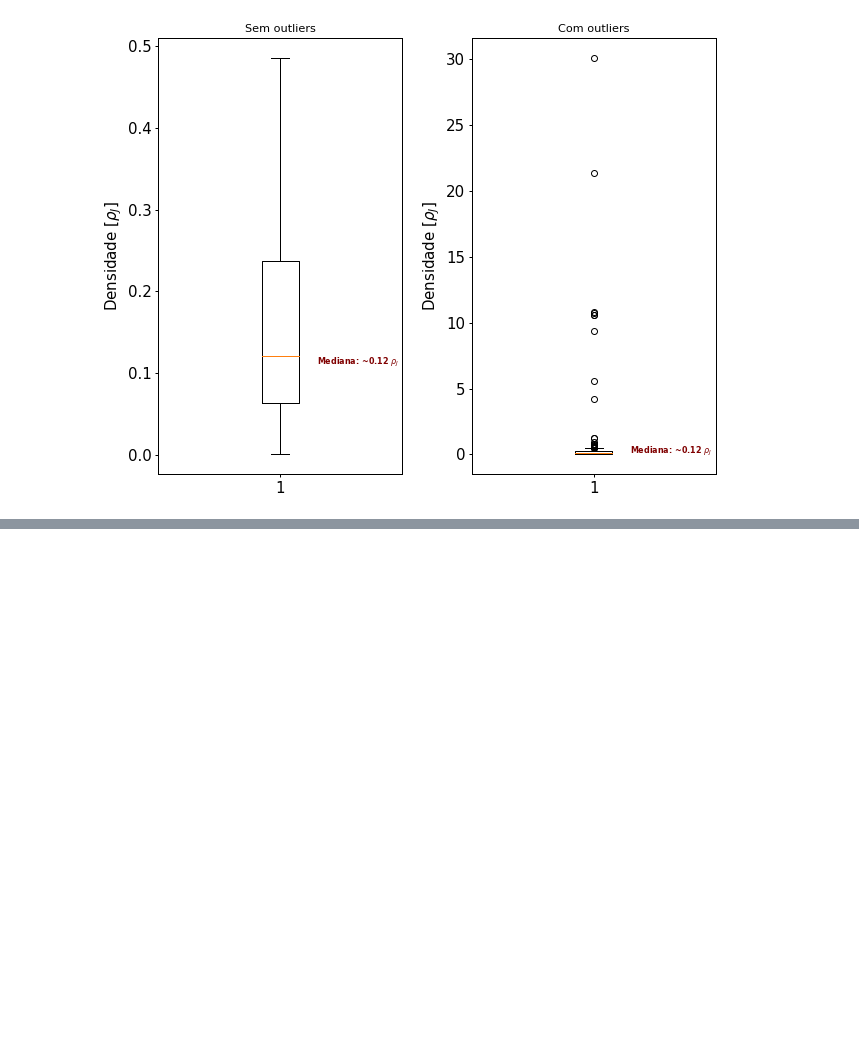
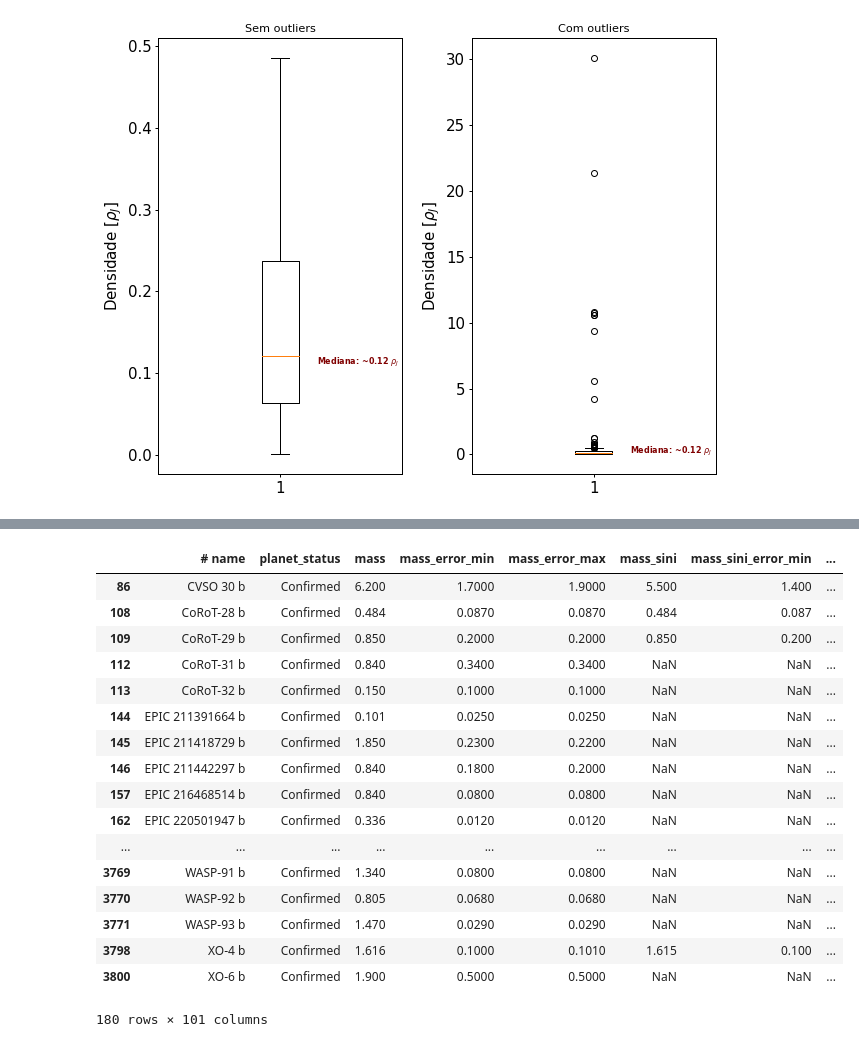
Before and after one commit to MathBern/Projeto_Astroestatistica, a Jupyter notebook: Trabalho.ipynb, the cells around one changed output, grey strips where cells are left out. Cells and saved outputs as stored; diff of their text form; code cells hidden in the pictures; blank space fills up the shorter version.

```diff
--- a/Trabalho.ipynb
+++ b/Trabalho.ipynb
@@ -139,0 +165,21 @@ amostra_bricky.to_csv('bricky_sample.csv', index = False)
+# %%
+amostra_fluffy
+# %% [output]
+|  | # name | planet_status | mass | mass_error_min | mass_error_max | mass_sini | mass_sini_error_min | ... |
+| 86 | CVSO 30 b | Confirmed | 6.200 | 1.7000 | 1.9000 | 5.500 | 1.400 | ... |
+| 108 | CoRoT-28 b | Confirmed | 0.484 | 0.0870 | 0.0870 | 0.484 | 0.087 | ... |
+| 109 | CoRoT-29 b | Confirmed | 0.850 | 0.2000 | 0.2000 | 0.850 | 0.200 | ... |
+| 112 | CoRoT-31 b | Confirmed | 0.840 | 0.3400 | 0.3400 | NaN | NaN | ... |
+| 113 | CoRoT-32 b | Confirmed | 0.150 | 0.1000 | 0.1000 | NaN | NaN | ... |
+| 144 | EPIC 211391664 b | Confirmed | 0.101 | 0.0250 | 0.0250 | NaN | NaN | ... |
+| 145 | EPIC 211418729 b | Confirmed | 1.850 | 0.2300 | 0.2200 | NaN | NaN | ... |
+| 146 | EPIC 211442297 b | Confirmed | 0.840 | 0.1800 | 0.2000 | NaN | NaN | ... |
+| 157 | EPIC 216468514 b | Confirmed | 0.840 | 0.0800 | 0.0800 | NaN | NaN | ... |
+| 162 | EPIC 220501947 b | Confirmed | 0.336 | 0.0120 | 0.0120 | NaN | NaN | ... |
+| ... | ... | ... | ... | ... | ... | ... | ... | ... |
+| 3769 | WASP-91 b | Confirmed | 1.340 | 0.0800 | 0.0800 | NaN | NaN | ... |
+| 3770 | WASP-92 b | Confirmed | 0.805 | 0.0680 | 0.0680 | NaN | NaN | ... |
+| 3771 | WASP-93 b | Confirmed | 1.470 | 0.0290 | 0.0290 | NaN | NaN | ... |
+| 3798 | XO-4 b | Confirmed | 1.616 | 0.1000 | 0.1010 | 1.615 | 0.100 | ... |
+| 3800 | XO-6 b | Confirmed | 1.900 | 0.5000 | 0.5000 | NaN | NaN | ... |
+180 rows × 101 columns
```
Also changed, not shown: parts of 7 cells of this notebook, 1 other file.
